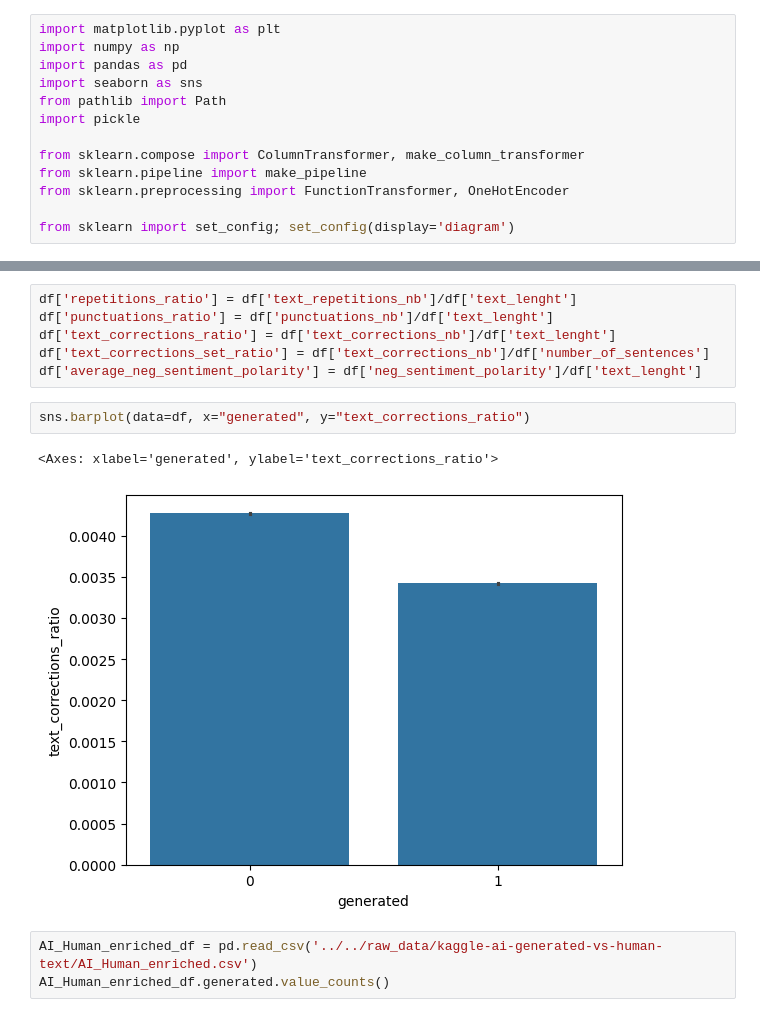
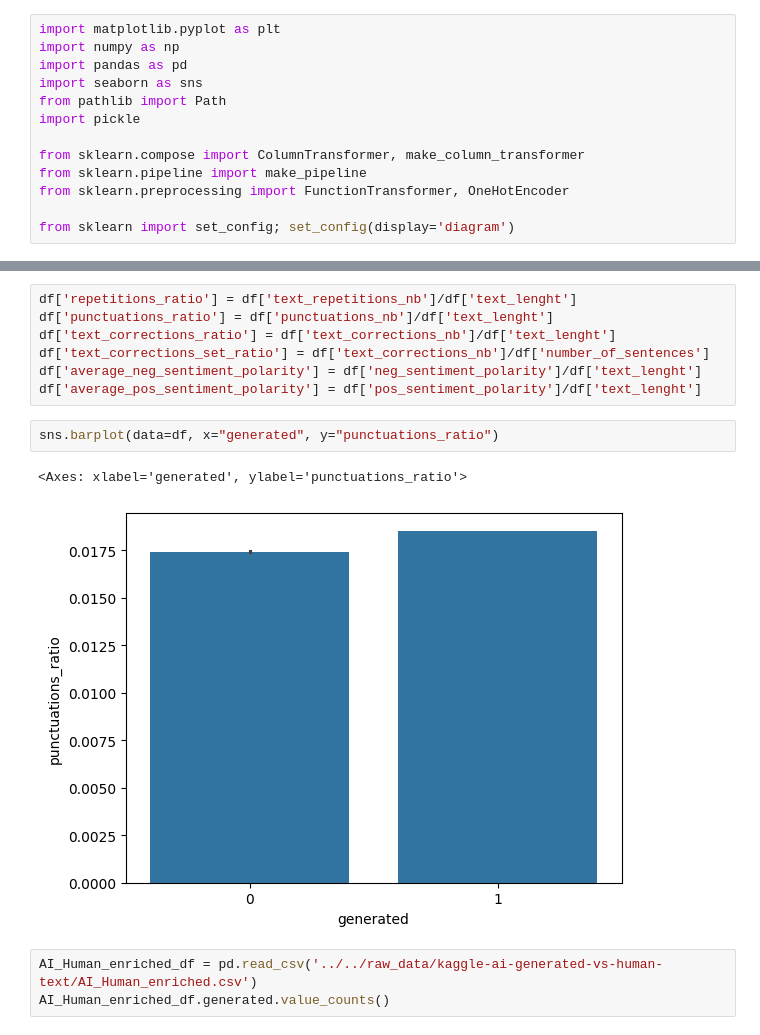
Before and after one commit to yukaberry/detect_ai_content, a Jupyter notebook: notebooks/texts/jerome_texts_full_texts.ipynb, the cells around one changed output, grey strips where cells are left out. Drawn from its saved outputs; the diff is of its cells as text.

```diff
--- a/notebooks/texts/jerome_texts_full_texts.ipynb
+++ b/notebooks/texts/jerome_texts_full_texts.ipynb
@@ -24,11 +28,12 @@ df['punctuations_ratio'] = df['punctuations_nb']/df['text_lenght']
 df['text_corrections_ratio'] = df['text_corrections_nb']/df['text_lenght']
 df['text_corrections_set_ratio'] = df['text_corrections_nb']/df['number_of_sentences']
 df['average_neg_sentiment_polarity'] = df['neg_sentiment_polarity']/df['text_lenght']
+df['average_pos_sentiment_polarity'] = df['pos_sentiment_polarity']/df['text_lenght']
 # %%
-sns.barplot(data=df, x="generated", y="text_corrections_ratio")
+sns.barplot(data=df, x="generated", y="punctuations_ratio")
 # %% [output]
-<Axes: xlabel='generated', ylabel='text_corrections_ratio'>
+<Axes: xlabel='generated', ylabel='punctuations_ratio'>
-[figure, old version]
+[figure, new version]
 # %%
 AI_Human_enriched_df = pd.read_csv('../../raw_data/kaggle-ai-generated-vs-human-text/AI_Human_enriched.csv')
 AI_Human_enriched_df.generated.value_counts()
```
Also changed, not shown: parts of 1 cell of this notebook, 7 other files.
